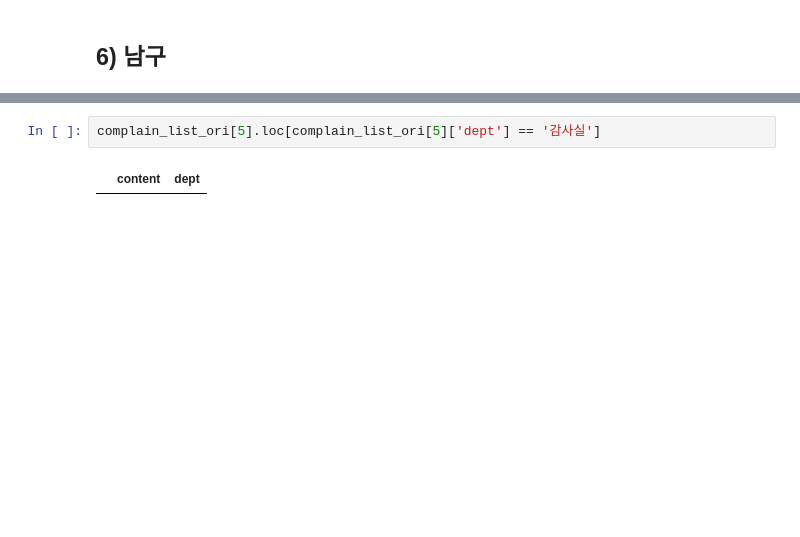
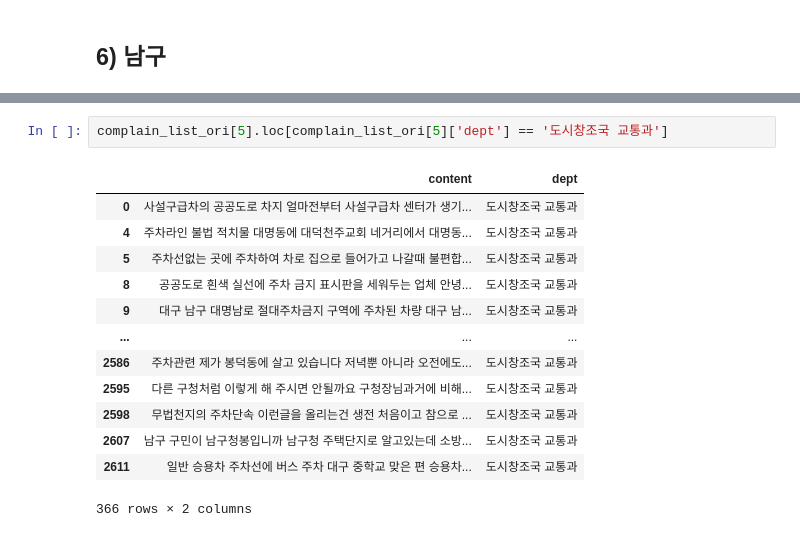
Before and after one commit to eleron7/Daegu_Complain_Classiffication, a Jupyter notebook: 전처리/부서_통합/부서통합.ipynb, the cells around one changed output, grey strips where cells are left out. Drawn from its saved outputs; the diff is of its cells as text; blank space fills up the shorter version.

```diff
--- a/전처리/부서_통합/부서통합.ipynb
+++ b/전처리/부서_통합/부서통합.ipynb
@@ -871,4 +1326,16 @@ complain_list_ori[3].loc[complain_list_ori[3]['dept'] == '행정문화교육국
 # %%
-complain_list_ori[5].loc[complain_list_ori[5]['dept'] == '감사실']
+complain_list_ori[5].loc[complain_list_ori[5]['dept'] == '도시창조국 교통과']
 # %% [output]
 |  | content | dept |
+| 0 | 사설구급차의 공공도로 차지 얼마전부터 사설구급차 센터가 생기... | 도시창조국 교통과 |
+| 4 | 주차라인 불법 적치물 대명동에 대덕천주교회 네거리에서 대명동... | 도시창조국 교통과 |
+| 5 | 주차선없는 곳에 주차하여 차로 집으로 들어가고 나갈때 불편합... | 도시창조국 교통과 |
+| 8 | 공공도로 흰색 실선에 주차 금지 표시판을 세워두는 업체 안녕... | 도시창조국 교통과 |
+| 9 | 대구 남구 대명남로 절대주차금지 구역에 주차된 차량 대구 남... | 도시창조국 교통과 |
+| ... | ... | ... |
+| 2586 | 주차관련 제가 봉덕동에 살고 있습니다 저녁뿐 아니라 오전에도... | 도시창조국 교통과 |
+| 2595 | 다른 구청처럼 이렇게 해 주시면 안될까요 구청장님과거에 비해... | 도시창조국 교통과 |
+| 2598 | 무법천지의 주차단속 이런글을 올리는건 생전 처음이고 참으로 ... | 도시창조국 교통과 |
+| 2607 | 남구 구민이 남구청봉입니까 남구청 주택단지로 알고있는데 소방... | 도시창조국 교통과 |
+| 2611 | 일반 승용차 주차선에 버스 주차 대구 중학교 맞은 편 승용차... | 도시창조국 교통과 |
+366 rows × 2 columns
```
Also changed, not shown: parts of 173 cells of this notebook, 9 other files.
